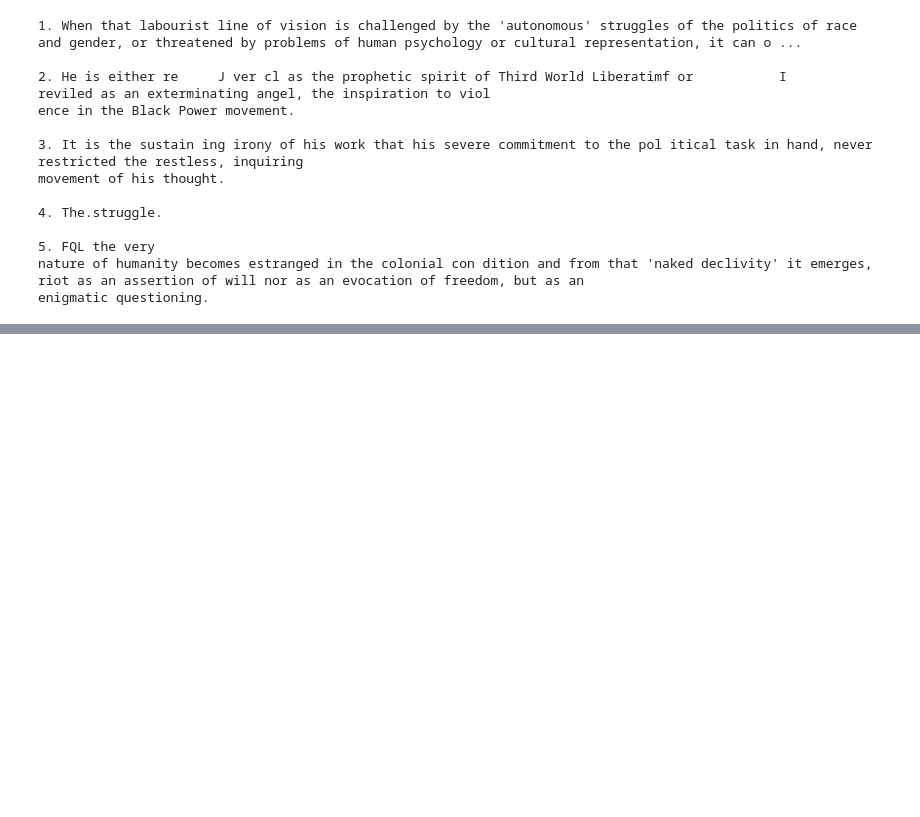
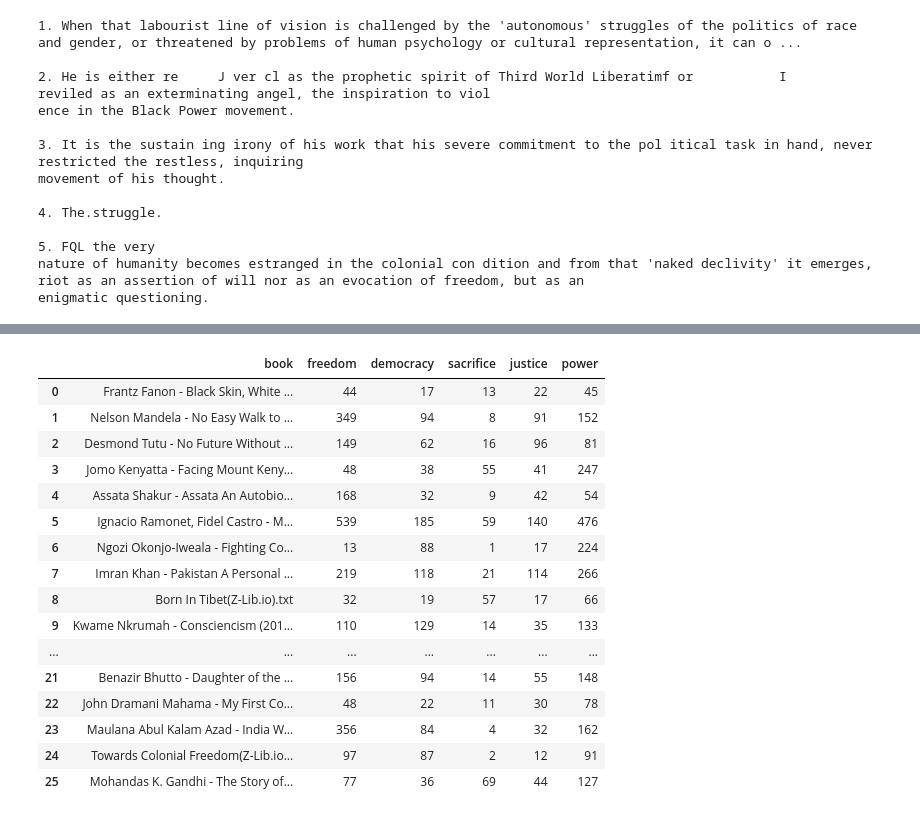
Before and after one commit to arafathosain18/intro-to-text-analytics, a Jupyter notebook: FInal version.ipynb, the cells around one changed output, grey strips where cells are left out. Saved outputs shown, nothing was run; the diff lists cells and outputs as text; code cells hidden in the pictures; blank space fills up the shorter version.

```diff
--- a/FInal version.ipynb
+++ b/FInal version.ipynb
@@ -668,0 +700,21 @@ enigmatic questioning.
+# %%
+import pandas as pd
+from collections import Counter
+
+# Result container
+book_cluster_counts = []
+
+for i, text in enumerate(cleaned_texts):
+    tokens = word_tokenize(text.lower())
+    token_counts = Counter(tokens)
+
+    row = {"book": file_names[i]}  # title
+
+    for key, cluster_words in semantic_clusters.items():
+        count = sum(token_counts[word] for word in cluster_words if word in token_counts)
+        row[key] = count
+
+    book_cluster_counts.append(row)
+
+# Create a DataFrame
+cluster_df = pd.DataFrame(book_cluster_counts)
@@ -668,0 +730,20 @@ enigmatic questioning.
+# %%
+cluster_df
+# %% [output]
+|  | book | freedom | democracy | sacrifice | justice | power |
+| 0 | Frantz Fanon - Black Skin, White ... | 44 | 17 | 13 | 22 | 45 |
+| 1 | Nelson Mandela - No Easy Walk to ... | 349 | 94 | 8 | 91 | 152 |
+| 2 | Desmond Tutu - No Future Without ... | 149 | 62 | 16 | 96 | 81 |
+| 3 | Jomo Kenyatta - Facing Mount Keny... | 48 | 38 | 55 | 41 | 247 |
+| 4 | Assata Shakur - Assata An Autobio... | 168 | 32 | 9 | 42 | 54 |
+| 5 | Ignacio Ramonet, Fidel Castro - M... | 539 | 185 | 59 | 140 | 476 |
+| 6 | Ngozi Okonjo-Iweala - Fighting Co... | 13 | 88 | 1 | 17 | 224 |
+| 7 | Imran Khan - Pakistan A Personal ... | 219 | 118 | 21 | 114 | 266 |
+| 8 | Born In Tibet(Z-Lib.io).txt | 32 | 19 | 57 | 17 | 66 |
+| 9 | Kwame Nkrumah - Consciencism (201... | 110 | 129 | 14 | 35 | 133 |
+| ... | ... | ... | ... | ... | ... | ... |
+| 21 | Benazir Bhutto - Daughter of the ... | 156 | 94 | 14 | 55 | 148 |
+| 22 | John Dramani Mahama - My First Co... | 48 | 22 | 11 | 30 | 78 |
+| 23 | Maulana Abul Kalam Azad - India W... | 356 | 84 | 4 | 32 | 162 |
+| 24 | Towards Colonial Freedom(Z-Lib.io... | 97 | 87 | 2 | 12 | 91 |
+| 25 | Mohandas K. Gandhi - The Story of... | 77 | 36 | 69 | 44 | 127 |
```
Also changed, not shown: parts of 14 cells of this notebook.
